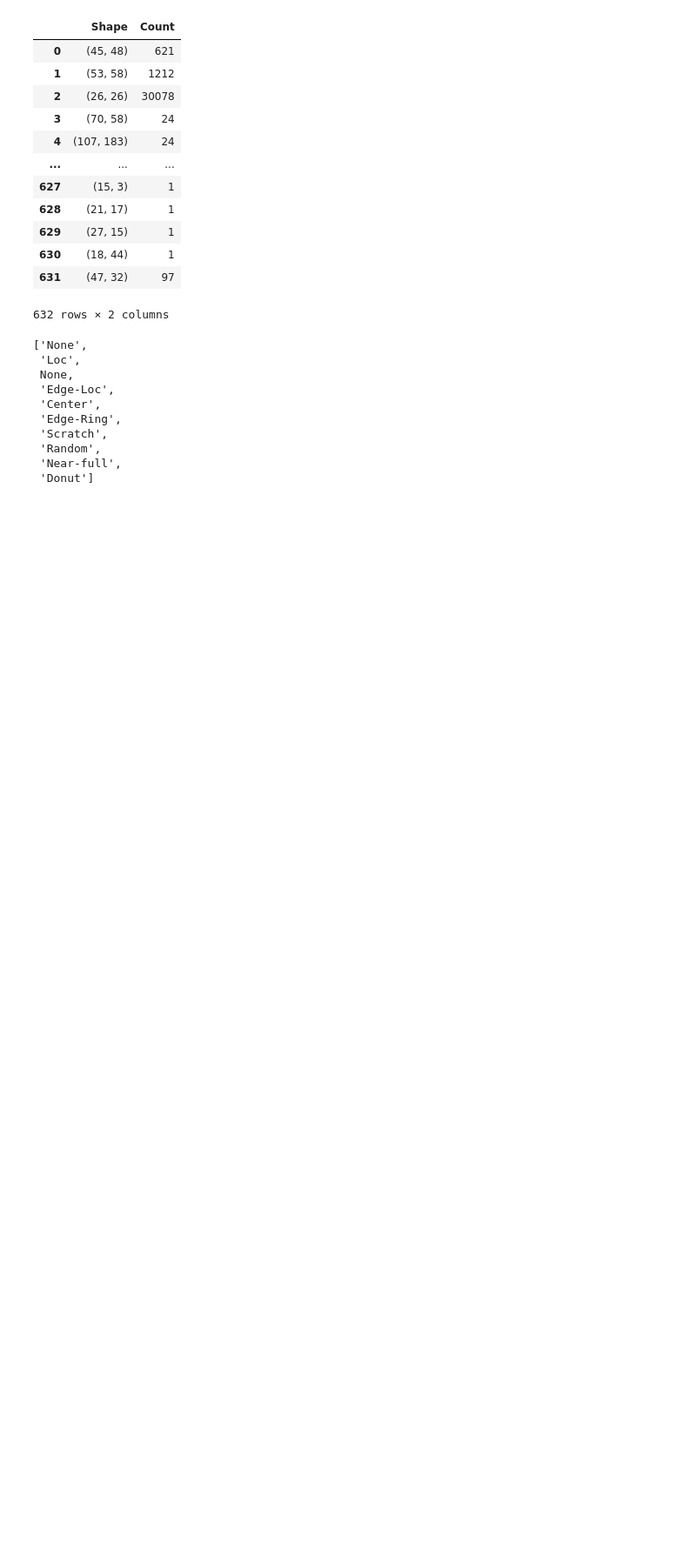
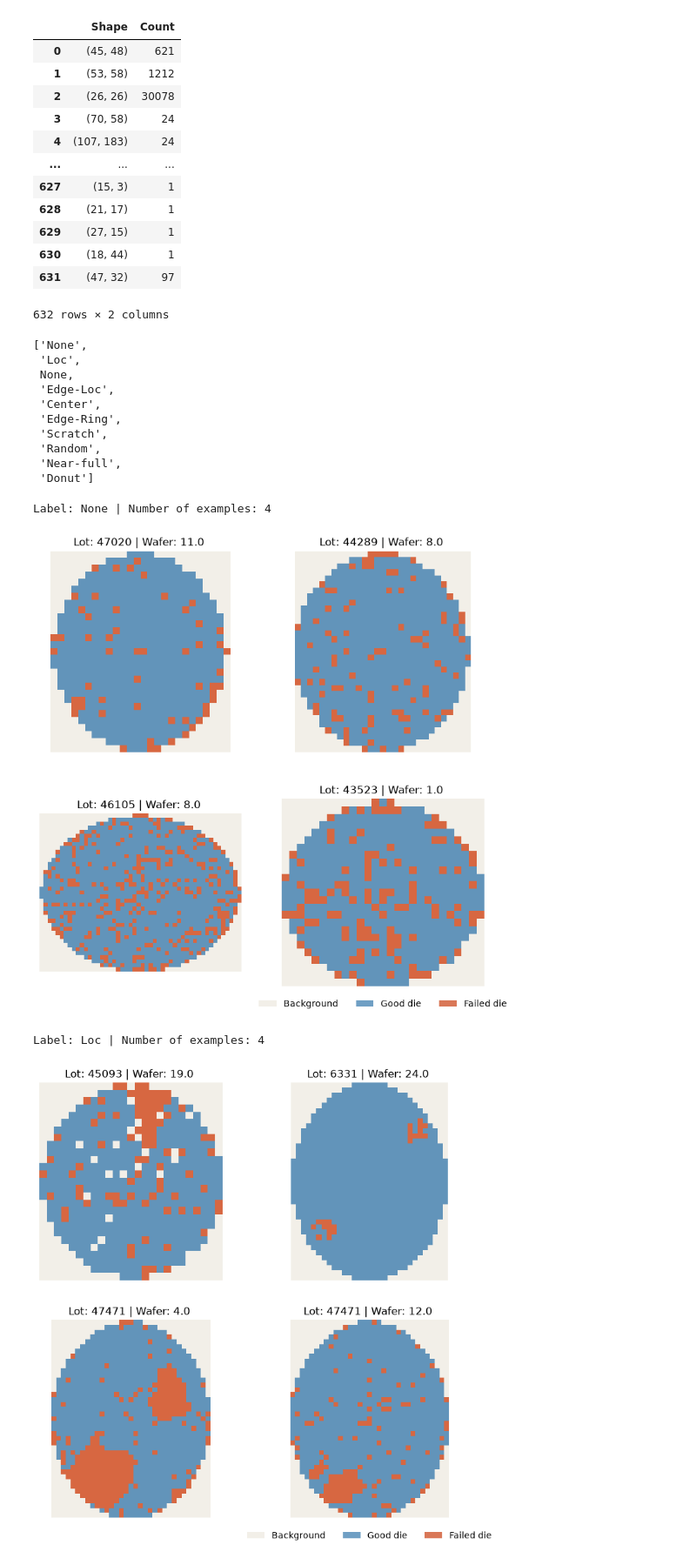
Before and after one commit to DRPproton/semiconductor-projects-tda, a Jupyter notebook: Project-2WM811k_wafer/notebooks/notebook.ipynb, the cells around one changed output. Shown at 87% size. Saved outputs shown, nothing was run; the diff lists cells and outputs as text; code cells hidden in the pictures; blank space fills up the shorter version.

```diff
--- a/Project-2WM811k_wafer/notebooks/notebook.ipynb
+++ b/Project-2WM811k_wafer/notebooks/notebook.ipynb
@@ -135,8 +132,20 @@ class_names
  'Near-full',
  'Donut']
 # %%
-example_map = (
-    df.loc[df["Label"].eq(class_names[4])]
-    .sample(n=1, random_state=42)
-    .iloc[0]
-)
+for label in class_names:
+    if label is None:
+        continue  # Skip the 'None' label
+    example_maps = (
+        df.loc[df["Label"].eq(label)]
+        .sample(n=4, random_state=42)
+    )
+    wafer_maps = example_maps["waferMap"]
+
+    print(f"Label: {label} | Number of examples: {len(example_maps)}")
+
+    plot_example_maps(example_maps, wafer_maps)
+# %% [output]
+Label: None | Number of examples: 4
+[figure, added]
+Label: Loc | Number of examples: 4
+[figure, added]
```
Also changed, not shown: parts of 6 cells of this notebook, 1 other file.
